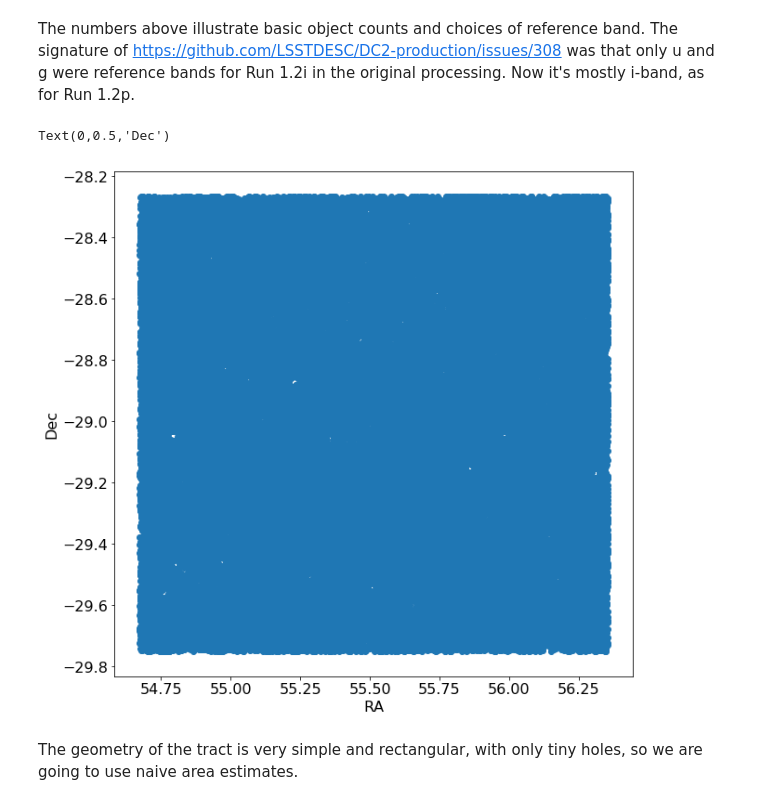
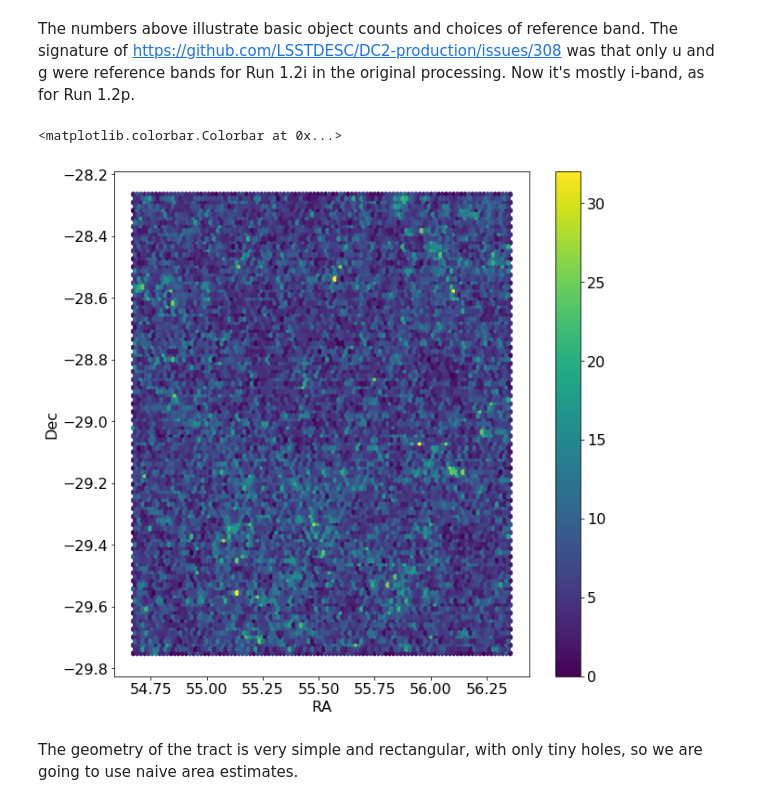
Before and after one commit to LSSTDESC/DC2-analysis, a Jupyter notebook: contributed/Run_1.2_exploration.ipynb, the cells around one changed output. Saved outputs shown, nothing was run; the diff lists cells and outputs as text; code cells hidden in the pictures.

```diff
--- a/contributed/Run_1.2_exploration.ipynb
+++ b/contributed/Run_1.2_exploration.ipynb
@@ -24,9 +28,9 @@ tract_num = 4850
 # (a reasonably complete sample far from the flux limit).
 max_mag_i = 25.0
 # %%
-# Load the object catalogs for Run 1.2x and for the HSC XMM field.  Use the latest for Run 1.2i, rather than the default.
-catalog_i = GCRCatalogs.load_catalog('dc2_object_run1.2i_all_columns',
-                                     {'base_dir': '/global/projecta/projectdirs/lsst/global/in2p3/Run1.2i/object_catalog_new'})
+# Load the object catalogs for Run 1.2x and for the HSC XMM field.  We want to check the reference band information, which is not available
+# in the smaller 'dc2_object_run1.2x' catalogs, so that's why we use the larger versions with all columns.
+catalog_i = GCRCatalogs.load_catalog('dc2_object_run1.2i_all_columns')
 catalog_p = GCRCatalogs.load_catalog('dc2_object_run1.2p_all_columns')
 catalog_h = GCRCatalogs.load_catalog('hsc-pdr1-xmm')
 # %%
@@ -89,15 +93,15 @@ Which reference band for the objects in Run 1.2p?  Numbers are ugrizy:
 The numbers above illustrate basic object counts and choices of reference band.  The signature of https://github.com/LSSTDESC/DC2-production/issues/308 was that only u and g were reference bands for Run 1.2i in the original processing.  Now it's mostly i-band, as for Run 1.2p.
 # %%
 # Take a basic look at the tract, make sure its geometry is roughly rectangular on the sky (no major holes etc.).
-# A 2D histogram of the number density might reveal variation in the completeness, but we ignore this for now.
 plt.figure(figsize=(10,10))
 plt.subplot(111)
-plt.scatter(data_basic_i['ra'], data_basic_i['dec'])
+plt.hexbin(data_basic_i['ra'], data_basic_i['dec'])
 plt.xlabel('RA')
 plt.ylabel('Dec')
+plt.colorbar()
 # %% [output]
-Text(0,0.5,'Dec')
+<matplotlib.colorbar.Colorbar at 0x...>
-[figure, old version]
+[figure, new version]
 # %% [markdown]
 The geometry of the tract is very simple and rectangular, with only tiny holes, so we are going to use naive area estimates.
 # %%
```
Also changed, not shown: parts of 5 cells of this notebook.
